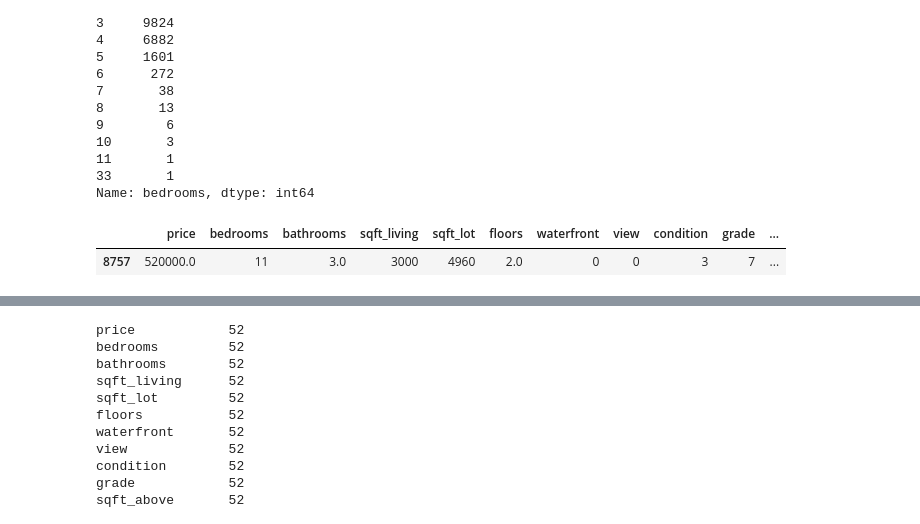
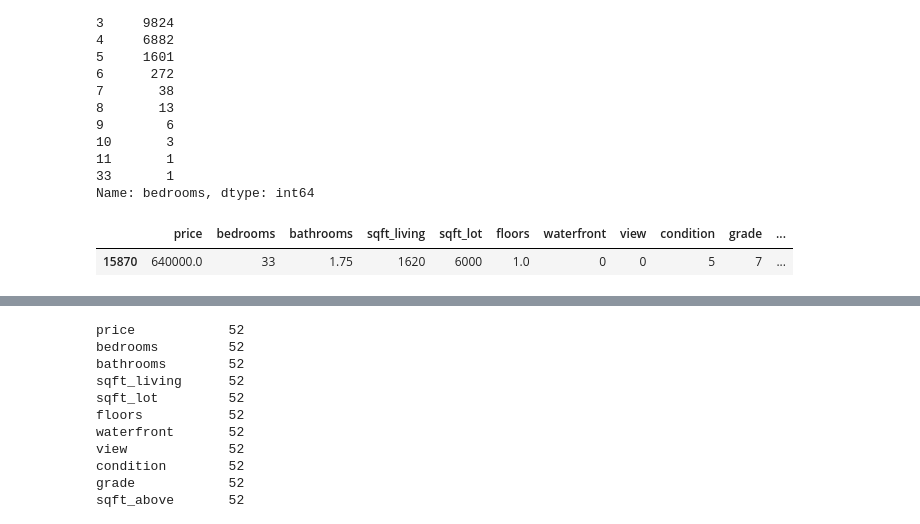
Before and after one commit to oiac23/house-prices-prediction, a Jupyter notebook: Modeling_Linear_Regression.ipynb, the cells around one changed output, grey strips where cells are left out. Saved outputs shown, nothing was run; the diff lists cells and outputs as text; code cells hidden in the pictures.

```diff
--- a/Modeling_Linear_Regression.ipynb
+++ b/Modeling_Linear_Regression.ipynb
@@ -395,7 +423,7 @@ bedrooms
 33       1
 Name: bedrooms, dtype: int64
 # %%
-sales[sales['bedrooms']==11]
+sales[sales['bedrooms']==33]
 # %% [output]
 |  | price | bedrooms | bathrooms | sqft_living | sqft_lot | floors | waterfront | view | condition | grade | ... |
-| 8757 | 520000.0 | 11 | 3.0 | 3000 | 4960 | 2.0 | 0 | 0 | 3 | 7 | ... |
+| 15870 | 640000.0 | 33 | 1.75 | 1620 | 6000 | 1.0 | 0 | 0 | 5 | 7 | ... |
```
Also changed, not shown: parts of 32 cells of this notebook.
